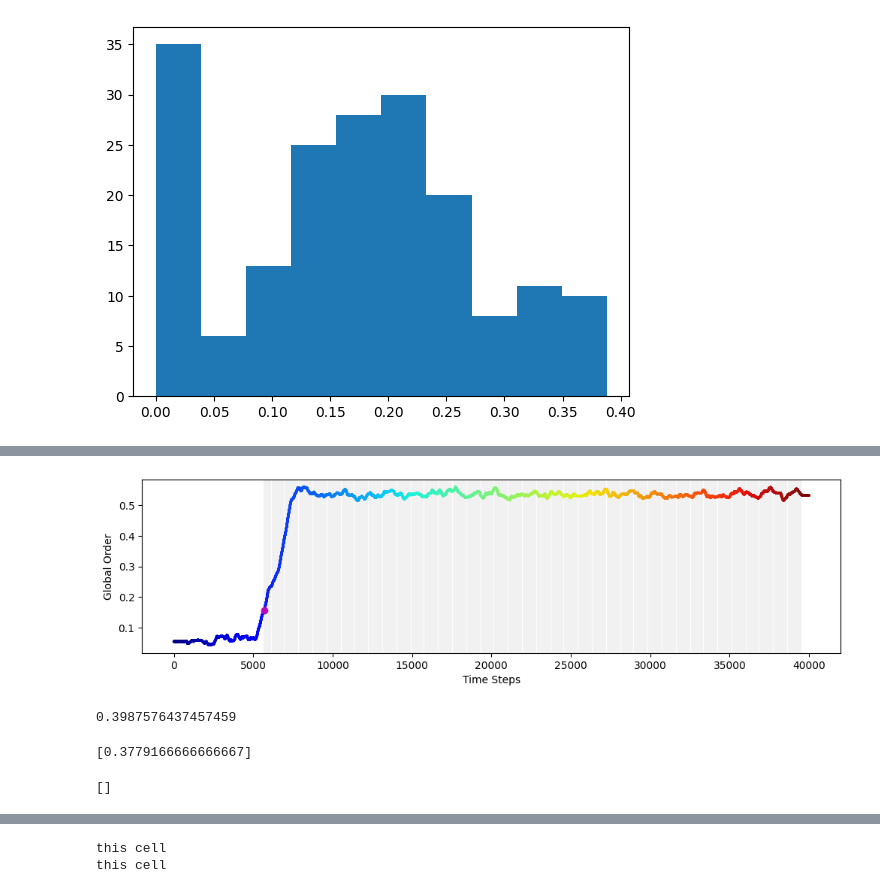
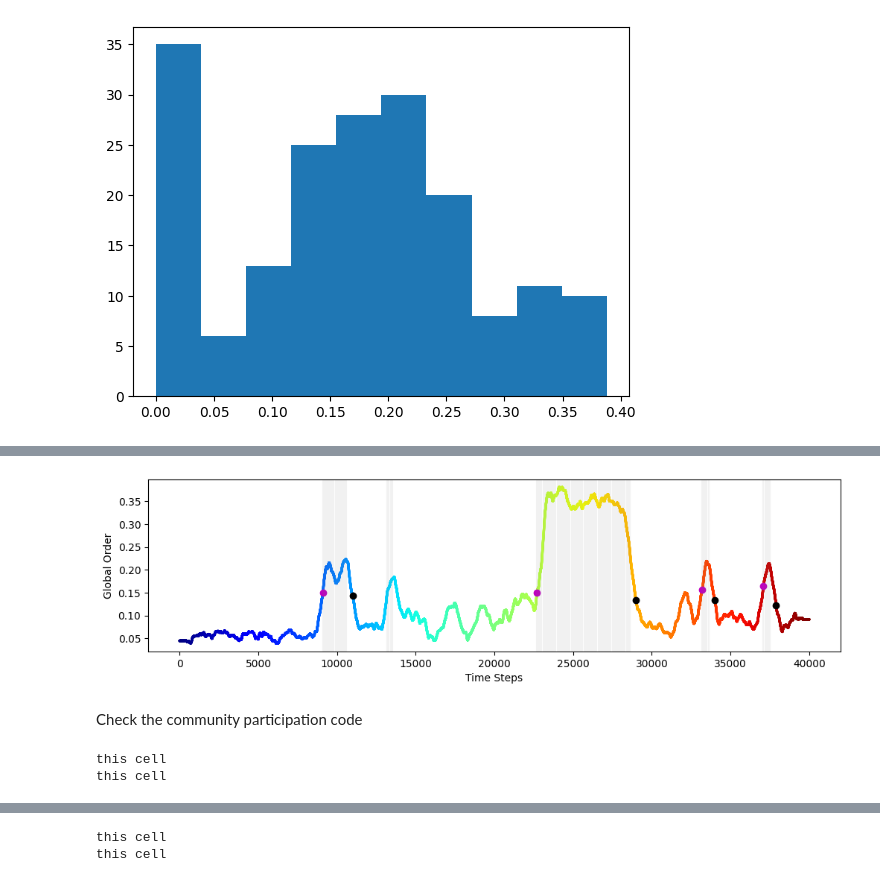
Before and after one commit to csndl-iitd/srg-tes-epilepsy-models, a Jupyter notebook: analysis/notebooks/Analyse Calculate Final Params.ipynb, the cells around one changed output, grey strips where cells are left out. Drawn from its saved outputs; the diff is of its cells as text; code cells hidden in the pictures.

Commit message:
community participation done

```diff
--- a/analysis/notebooks/Analyse Calculate Final Params.ipynb
+++ b/analysis/notebooks/Analyse Calculate Final Params.ipynb
@@ -1458,19 +1443,13 @@ Name: 3, Length: 40000, dtype: float64
 # %%
-itr=10
+itr=112
 pts=algo_umap.compute_parameters(df_go[itr])
 algo_umap.plot_transition(df_go[itr],pts['start_points'],pts['stop_points'])
 # %% [output]
-[figure, old version]
+[figure, new version]
-# %%
-threshold
-# %% [output]
-0.3987576437457459
-# %%
-cov
-# %% [output]
-[0.3779166666666667]
-# %%
-part_ind
-full_ind
-# %% [output]
-[]
+# %% [markdown]
+Check  the community participation code
+# %%
+comm_pts=comm_ops.get_crossing_go(df_go[itr],pts)
+# %% [output]
+this cell
+this cell
```
Also changed, not shown: parts of 11 cells of this notebook, 1 other file.
